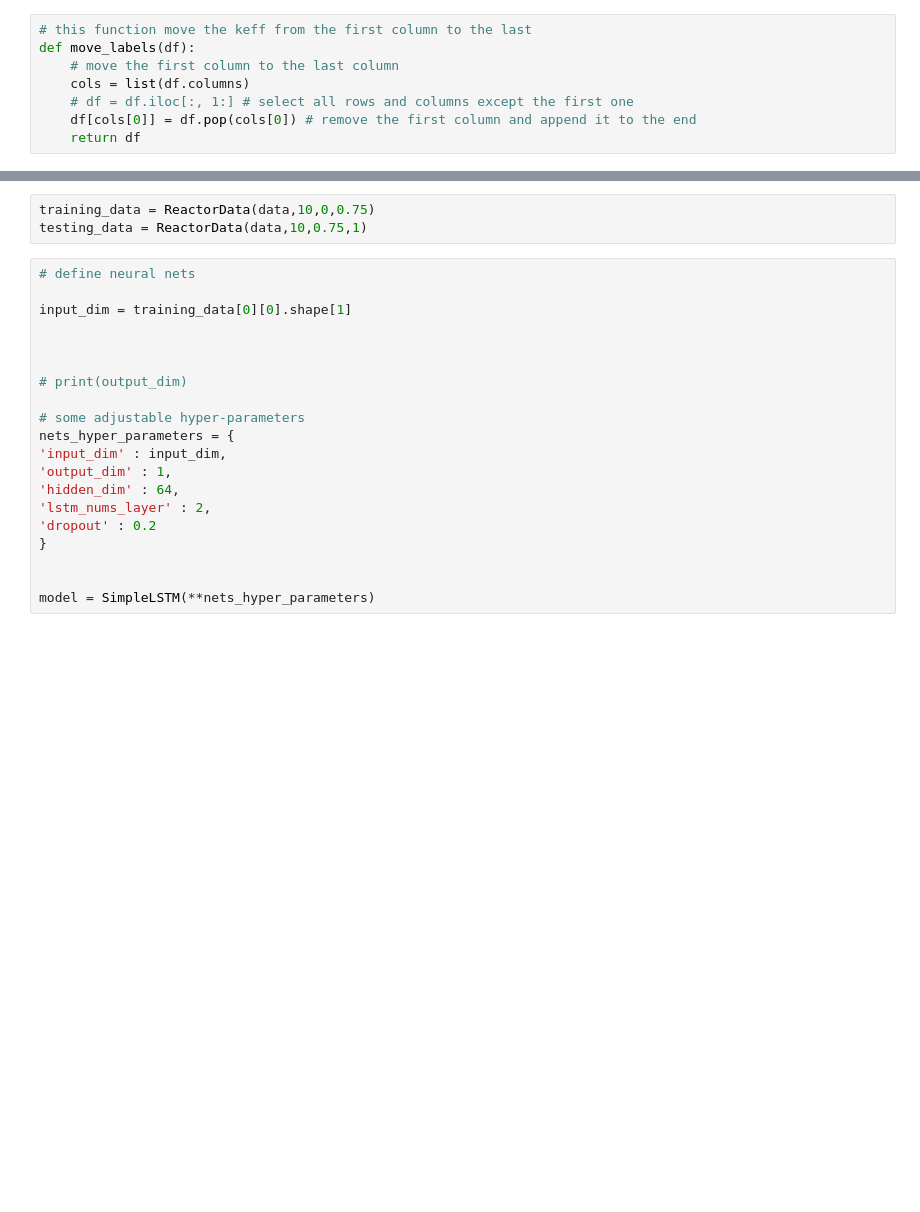
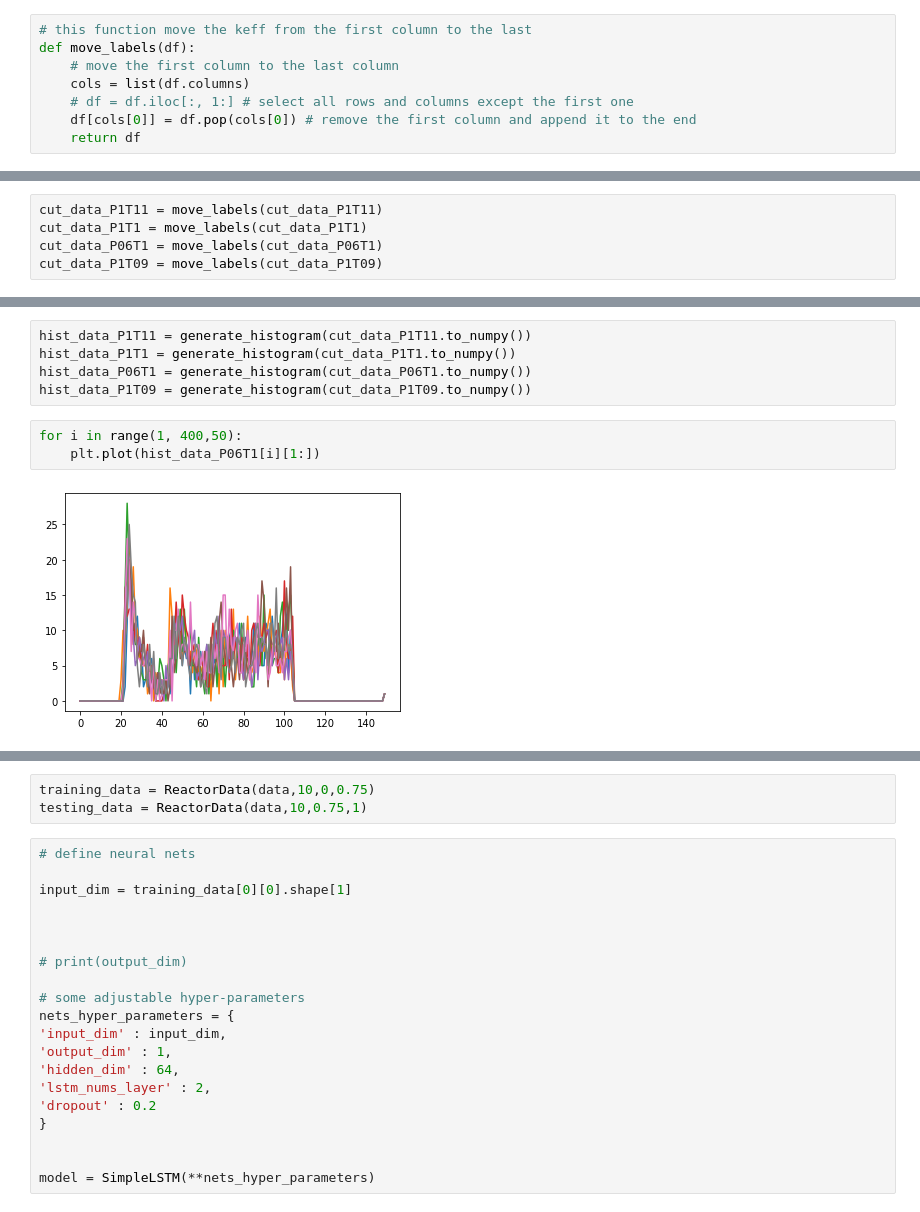
Before and after one commit to ChangyiYang/SimpleLSTM, a Jupyter notebook: GeneralLSTM.ipynb, the cells around one changed output, grey strips where cells are left out. Cells and saved outputs as stored; diff of their text form; blank space fills up the shorter version.

```diff
--- a/GeneralLSTM.ipynb
+++ b/GeneralLSTM.ipynb
@@ -112,0 +120,5 @@ def add_Power_and_Threshold(df, p = 1, t =1):
+# %%
+cut_data_P1T11 = move_labels(cut_data_P1T11)
+cut_data_P1T1 = move_labels(cut_data_P1T1)
+cut_data_P06T1 = move_labels(cut_data_P06T1)
+cut_data_P1T09 = move_labels(cut_data_P1T09)
@@ -112,0 +138,10 @@ def add_Power_and_Threshold(df, p = 1, t =1):
+# %%
+hist_data_P1T11 = generate_histogram(cut_data_P1T11.to_numpy())
+hist_data_P1T1 = generate_histogram(cut_data_P1T1.to_numpy())
+hist_data_P06T1 = generate_histogram(cut_data_P06T1.to_numpy())
+hist_data_P1T09 = generate_histogram(cut_data_P1T09.to_numpy())
+# %%
+for i in range(1, 400,50):
+    plt.plot(hist_data_P06T1[i][1:])
+# %% [output]
+[figure, added]
```
Also changed, not shown: parts of 21 cells of this notebook.
